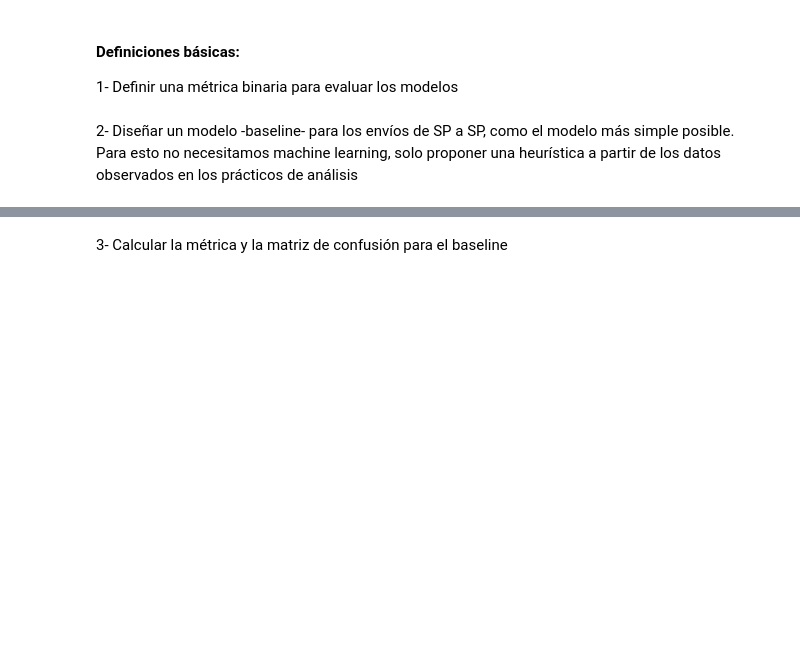
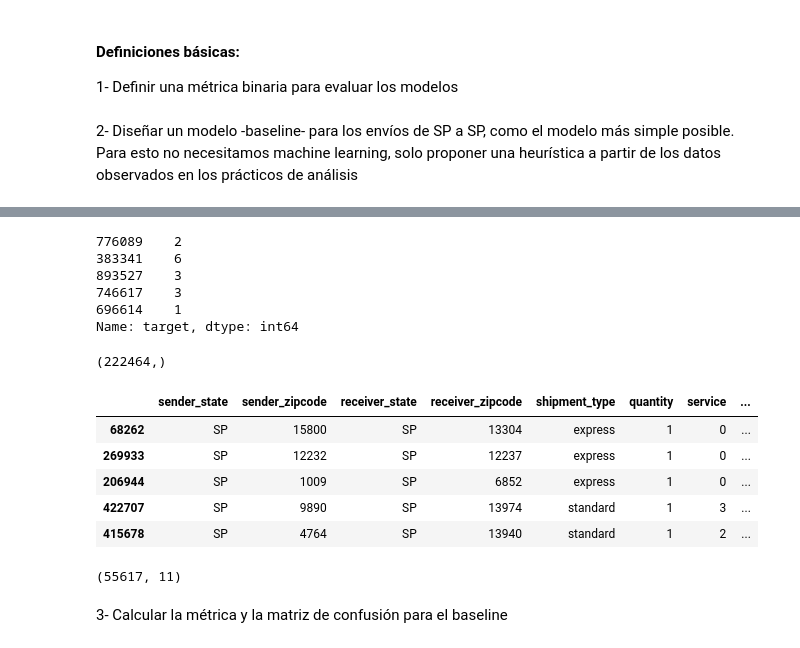
Before and after one commit to manquius/series_temporales, a Jupyter notebook: practico3_isa.ipynb, the cells around one changed output, grey strips where cells are left out. Saved outputs shown, nothing was run; the diff lists cells and outputs as text; code cells hidden in the pictures; blank space fills up the shorter version.

```diff
--- a/practico3_isa.ipynb
+++ b/practico3_isa.ipynb
@@ -138,3 +195,29 @@ sp_sp =
+# %%
+y_train.head()
+# %% [output]
+776089    2
+383341    6
+893527    3
+746617    3
+696614    1
+Name: target, dtype: int64
+# %%
+y_train.shape
+# %% [output]
+(222464,)
+# %%
+X_test.head()
+# %% [output]
+|  | sender_state | sender_zipcode | receiver_state | receiver_zipcode | shipment_type | quantity | service | ... |
+| 68262 | SP | 15800 | SP | 13304 | express | 1 | 0 | ... |
+| 269933 | SP | 12232 | SP | 12237 | express | 1 | 0 | ... |
+| 206944 | SP | 1009 | SP | 6852 | express | 1 | 0 | ... |
+| 422707 | SP | 9890 | SP | 13974 | standard | 1 | 3 | ... |
+| 415678 | SP | 4764 | SP | 13940 | standard | 1 | 2 | ... |
+# %%
+X_test.shape
+# %% [output]
+(55617, 11)
 # %% [markdown]
 3- Calcular la métrica y la matriz de confusión para el baseline
 # %% [markdown]
```
Also changed, not shown: parts of 19 cells of this notebook.
